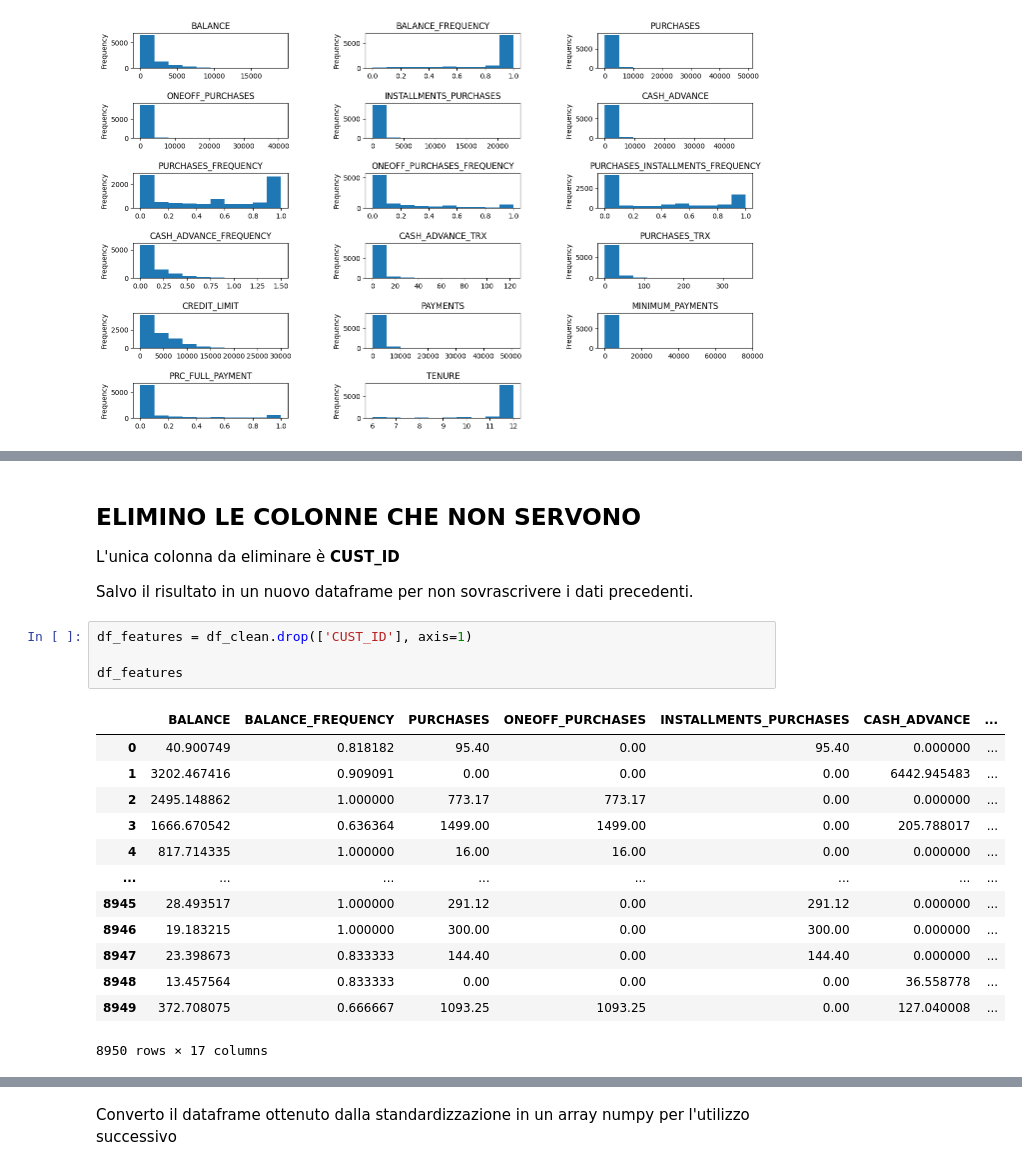
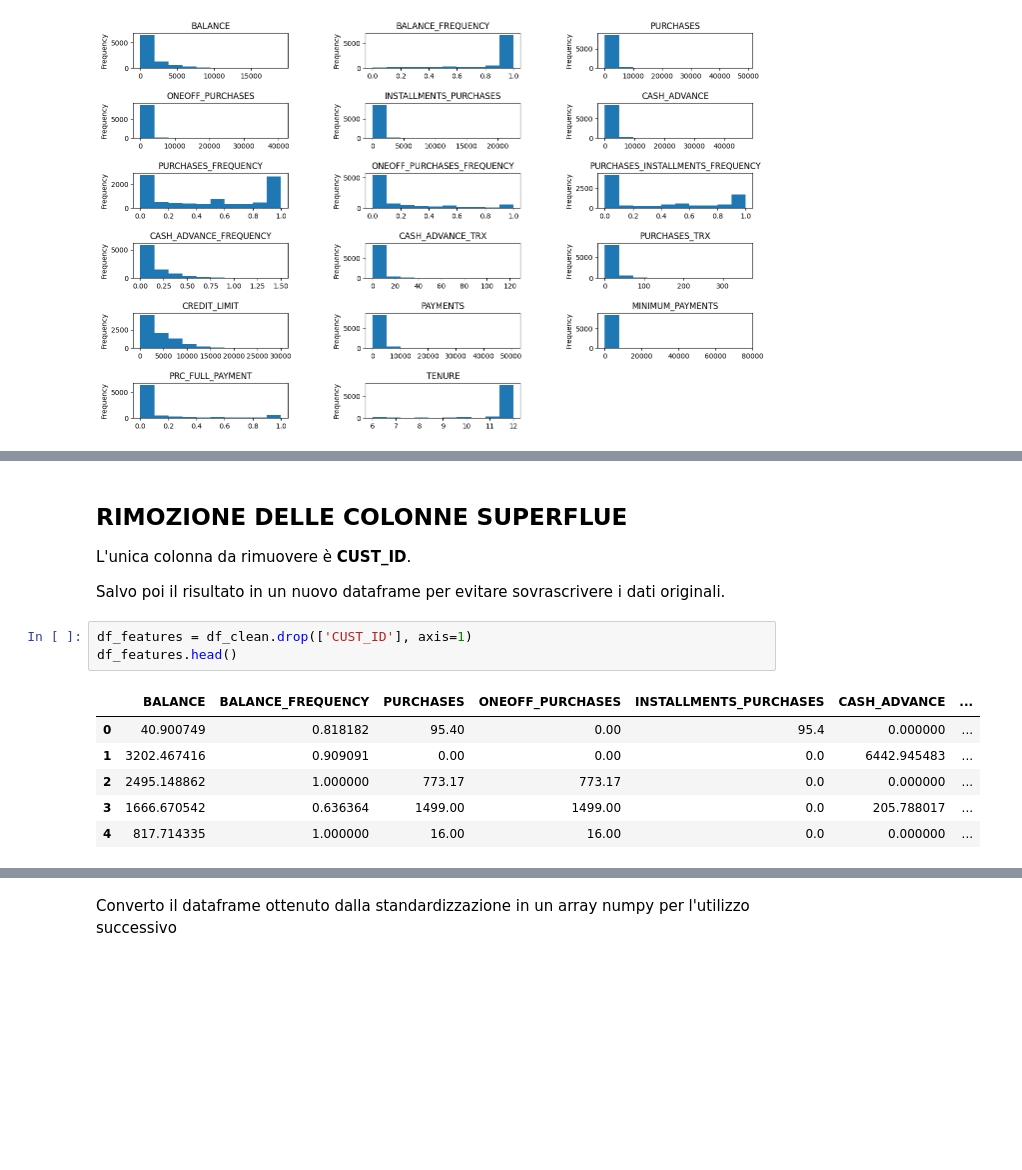
Before and after one commit to cdario79/CustomerSegmentationFinancialServicesCompany, a Jupyter notebook: Segmentazione_della_clientela_di_un'azienda_di_servizi_finanziari.ipynb, the cells around one changed output, grey strips where cells are left out. Saved outputs shown, nothing was run; the diff lists cells and outputs as text; blank space fills up the shorter version.

```diff
--- a/Segmentazione_della_clientela_di_un'azienda_di_servizi_finanziari.ipynb
+++ b/Segmentazione_della_clientela_di_un'azienda_di_servizi_finanziari.ipynb
@@ -540,25 +547,17 @@ THE DATAFRAME HAS 8950 ROWS AND 18 COLUMNS
 | PRC_FULL_PAYMENT | float64 | 8950 | 0 | 0.0 | 47 | 0.53 | ... |
 | TENURE | int64 | 8950 | 0 | 0.0 | 7 | 0.08 | ... |
 # %% [markdown]
-## ELIMINO LE COLONNE CHE NON SERVONO
-L'unica colonna da eliminare è **CUST_ID**
+## RIMOZIONE DELLE COLONNE SUPERFLUE
+L'unica colonna da rimuovere è **CUST_ID**.
 
-Salvo il risultato in un nuovo dataframe per non sovrascrivere i dati precedenti.
+Salvo poi il risultato in un nuovo dataframe per evitare sovrascrivere i dati originali.
 # %%
 df_features = df_clean.drop(['CUST_ID'], axis=1)
-
-df_features
+df_features.head()
 # %% [output]
 |  | BALANCE | BALANCE_FREQUENCY | PURCHASES | ONEOFF_PURCHASES | INSTALLMENTS_PURCHASES | CASH_ADVANCE | ... |
-| 0 | 40.900749 | 0.818182 | 95.40 | 0.00 | 95.40 | 0.000000 | ... |
-| 1 | 3202.467416 | 0.909091 | 0.00 | 0.00 | 0.00 | 6442.945483 | ... |
-| 2 | 2495.148862 | 1.000000 | 773.17 | 773.17 | 0.00 | 0.000000 | ... |
-| 3 | 1666.670542 | 0.636364 | 1499.00 | 1499.00 | 0.00 | 205.788017 | ... |
-| 4 | 817.714335 | 1.000000 | 16.00 | 16.00 | 0.00 | 0.000000 | ... |
-| ... | ... | ... | ... | ... | ... | ... | ... |
-| 8945 | 28.493517 | 1.000000 | 291.12 | 0.00 | 291.12 | 0.000000 | ... |
-| 8946 | 19.183215 | 1.000000 | 300.00 | 0.00 | 300.00 | 0.000000 | ... |
-| 8947 | 23.398673 | 0.833333 | 144.40 | 0.00 | 144.40 | 0.000000 | ... |
-| 8948 | 13.457564 | 0.833333 | 0.00 | 0.00 | 0.00 | 36.558778 | ... |
-| 8949 | 372.708075 | 0.666667 | 1093.25 | 1093.25 | 0.00 | 127.040008 | ... |
+| 0 | 40.900749 | 0.818182 | 95.40 | 0.00 | 95.4 | 0.000000 | ... |
+| 1 | 3202.467416 | 0.909091 | 0.00 | 0.00 | 0.0 | 6442.945483 | ... |
+| 2 | 2495.148862 | 1.000000 | 773.17 | 773.17 | 0.0 | 0.000000 | ... |
+| 3 | 1666.670542 | 0.636364 | 1499.00 | 1499.00 | 0.0 | 205.788017 | ... |
+| 4 | 817.714335 | 1.000000 | 16.00 | 16.00 | 0.0 | 0.000000 | ... |
-8950 rows × 17 columns
```
Also changed, not shown: parts of 47 cells of this notebook.
